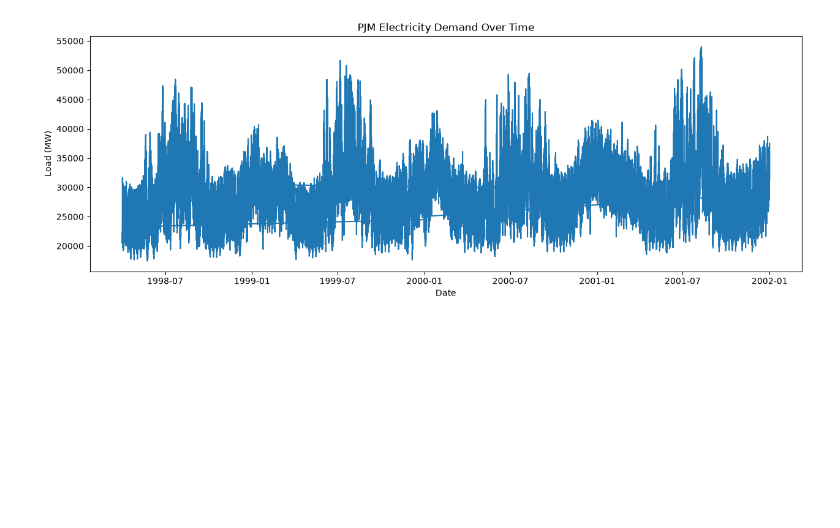
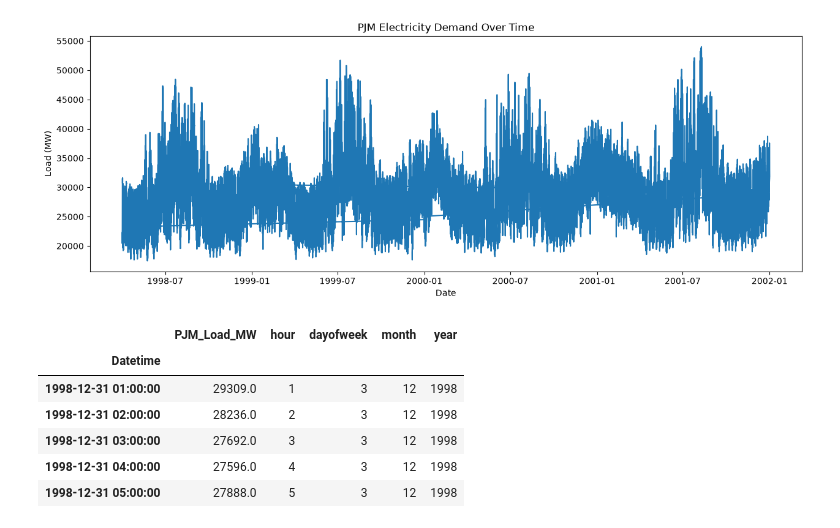
Before and after one commit to ksanu1011/DemandSense-AI, a Jupyter notebook: notebooks/01_data_understanding.ipynb, the cells around one changed output. Drawn from its saved outputs; the diff is of its cells as text; code cells hidden in the pictures; blank space fills up the shorter version.

```diff
--- a/notebooks/01_data_understanding.ipynb
+++ b/notebooks/01_data_understanding.ipynb
@@ -174,3 +174,18 @@ plt.show()
 # %% [output]
 Matplotlib is building the font cache; this may take a moment.
 [figure]
+# %%
+df["hour"] = df.index.hour
+df["dayofweek"] = df.index.dayofweek
+df["month"] = df.index.month
+df["year"] = df.index.year
+
+df.head()
+# %% [output]
+|  | PJM_Load_MW | hour | dayofweek | month | year |
+| Datetime |  |  |  |  |  |
+| 1998-12-31 01:00:00 | 29309.0 | 1 | 3 | 12 | 1998 |
+| 1998-12-31 02:00:00 | 28236.0 | 2 | 3 | 12 | 1998 |
+| 1998-12-31 03:00:00 | 27692.0 | 3 | 3 | 12 | 1998 |
+| 1998-12-31 04:00:00 | 27596.0 | 4 | 3 | 12 | 1998 |
+| 1998-12-31 05:00:00 | 27888.0 | 5 | 3 | 12 | 1998 |
```
Also changed, not shown: parts of 7 cells of this notebook, 1 other file.
